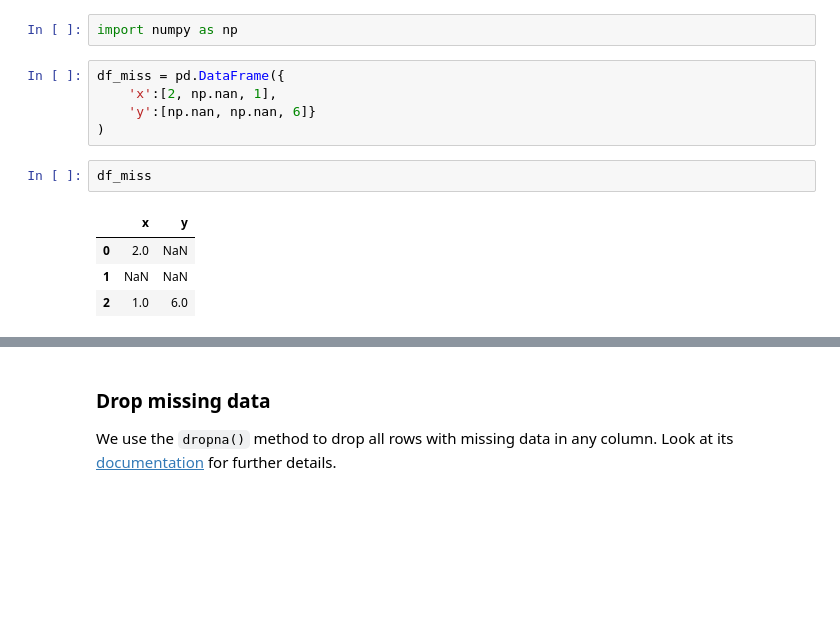
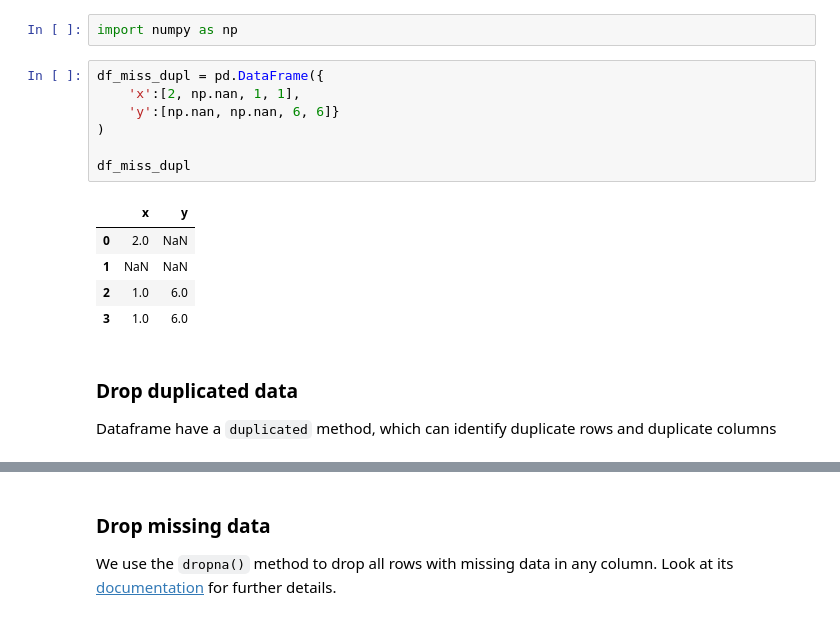
Before and after one commit to UVADS/DS1002-book, a Jupyter notebook: _sources/chapters/module-4/044-PandasII-exploration.ipynb, the cells around one changed output, grey strips where cells are left out. Drawn from its saved outputs; the diff is of its cells as text; blank space fills up the shorter version.

```diff
--- a/_sources/chapters/module-4/044-PandasII-exploration.ipynb
+++ b/_sources/chapters/module-4/044-PandasII-exploration.ipynb
@@ -511,14 +511,19 @@ Pandas primarily uses the data type `np.nan` from NumPy to represent missing dat
 # %%
 import numpy as np
 # %%
-df_miss = pd.DataFrame({
-    'x':[2, np.nan, 1],
-    'y':[np.nan, np.nan, 6]}
+df_miss_dupl = pd.DataFrame({
+    'x':[2, np.nan, 1, 1],
+    'y':[np.nan, np.nan, 6, 6]}
 )
+
+df_miss_dupl
+# %% [output]
+|  | x | y |
+| 0 | 2.0 | NaN |
+| 1 | NaN | NaN |
+| 2 | 1.0 | 6.0 |
+| 3 | 1.0 | 6.0 |
-# %%
-df_miss
-# %% [output]
-|  | x | y |
-| 0 | 2.0 | NaN |
-| 1 | NaN | NaN |
-| 2 | 1.0 | 6.0 |
+# %% [markdown]
+### Drop duplicated data
+
+Dataframe have a `duplicated` method, which can identify duplicate rows and duplicate columns
```
Also changed, not shown: parts of 9 cells of this notebook, 13 other files.
